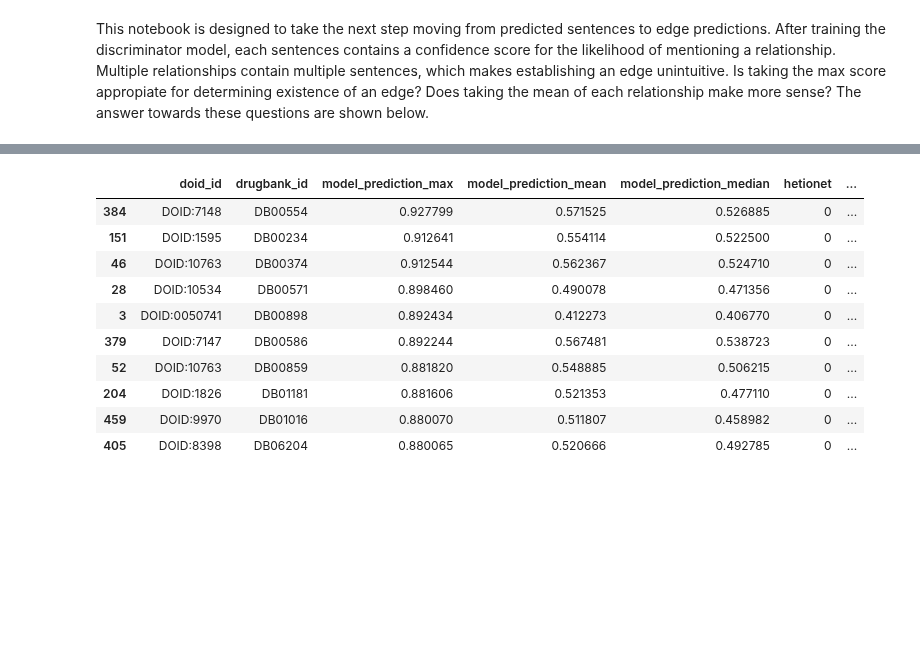
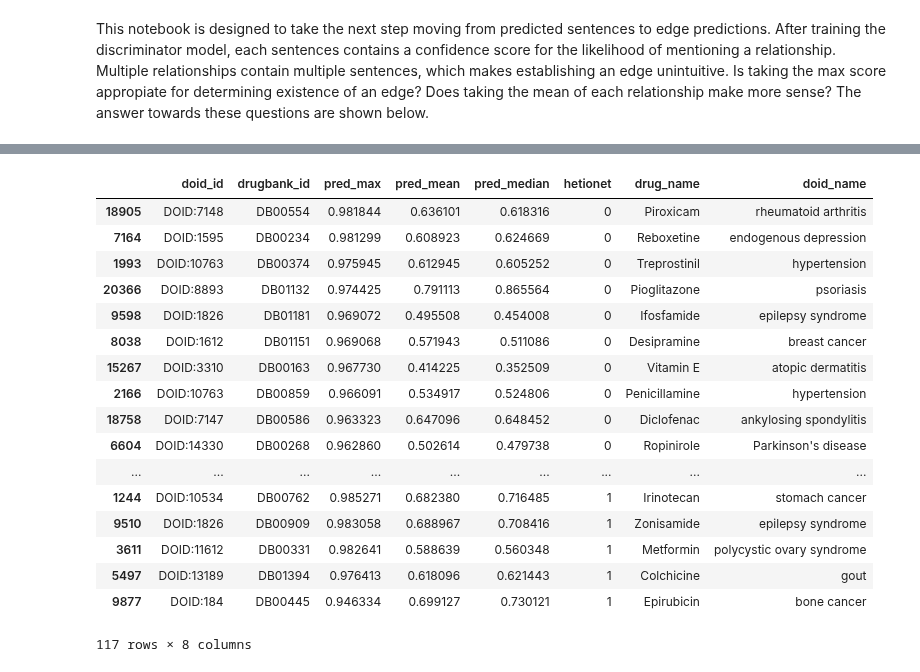
Before and after one commit to greenelab/snorkeling, a Jupyter notebook: compound_disease/compound_treats_disease/edge_prediction_experiment/edge_prediction_experiment.ipynb, the cells around one changed output, grey strips where cells are left out. Saved outputs shown, nothing was run; the diff lists cells and outputs as text; code cells hidden in the pictures; blank space fills up the shorter version.

```diff
--- a/compound_disease/compound_treats_disease/edge_prediction_experiment/edge_prediction_experiment.ipynb
+++ b/compound_disease/compound_treats_disease/edge_prediction_experiment/edge_prediction_experiment.ipynb
@@ -25,7 +26,7 @@ total_candidates_df.head(2)
 # %%
 sentence_prediction_df = (
     pd
-    .read_table("results/all_predicted_sentences.tsv")
+    .read_csv("results/all_predicted_ctd_sentences.tsv.xz", sep="\t")
     .sort_values("candidate_id")
 )
 sentence_prediction_df.head(2)
@@ -58,13 +61,13 @@ total_candidates_pred_df.head(2)
 # the max, median and mean of each group
 grouped_candidates_pred_df=(
     total_candidates_pred_df
-    .query("split==11")
     .groupby(["doid_id", "drugbank_id"], as_index=False)
     .agg({
-        "model_prediction": ['max', 'mean', 'median'],
+        "pred": ['max', 'mean', 'median'],
         'hetionet': 'max',
         "drug_name": 'first',
-        "doid_name": 'first'
+        "doid_name": 'first',
+        "split": 'first'
     })
 )
 grouped_candidates_pred_df.head(2)
@@ -76,8 +79,9 @@ grouped_candidates_pred_df.head(2)
 # %%
 grouped_candidates_pred_df.columns = [
     "_".join(col)
-    if col[1] != '' and col[0] not in ['hetionet', 'drug_name', 'doid_name'] else col[0]
+    if col[1] != '' and col[0] not in ['hetionet', 'drug_name', 'doid_name', 'split'] else col[0]
     for col in grouped_candidates_pred_df.columns.values
 ]
+
 grouped_candidates_pred_df.head(2)
 # %% [output]
@@ -86,0 +91,7 @@ grouped_candidates_pred_df.head(2)
+# %%
+grouped_candidates_pred_df = (
+    grouped_candidates_pred_df
+    .query("split==11")
+    .drop("split", axis=1)
+)
+grouped_candidates_pred_df.head(2)
@@ -301,19 +320,25 @@ Name: hetionet, dtype: int64
 # %%
 (
     grouped_candidates_pred_df
-    .query("model_prediction_max > @roc_optimal")
-    .sort_values(["hetionet", "model_prediction_max"], ascending=[True, False])
-    .head(10)
+    .query("pred_max > @roc_optimal")
+    .sort_values(["hetionet", "pred_max"], ascending=[True, False])
 )
 # %% [output]
-|  | doid_id | drugbank_id | model_prediction_max | model_prediction_mean | model_prediction_median | hetionet | ... |
-| 384 | DOID:7148 | DB00554 | 0.927799 | 0.571525 | 0.526885 | 0 | ... |
-| 151 | DOID:1595 | DB00234 | 0.912641 | 0.554114 | 0.522500 | 0 | ... |
-| 46 | DOID:10763 | DB00374 | 0.912544 | 0.562367 | 0.524710 | 0 | ... |
-| 28 | DOID:10534 | DB00571 | 0.898460 | 0.490078 | 0.471356 | 0 | ... |
-| 3 | DOID:0050741 | DB00898 | 0.892434 | 0.412273 | 0.406770 | 0 | ... |
-| 379 | DOID:7147 | DB00586 | 0.892244 | 0.567481 | 0.538723 | 0 | ... |
-| 52 | DOID:10763 | DB00859 | 0.881820 | 0.548885 | 0.506215 | 0 | ... |
-| 204 | DOID:1826 | DB01181 | 0.881606 | 0.521353 | 0.477110 | 0 | ... |
-| 459 | DOID:9970 | DB01016 | 0.880070 | 0.511807 | 0.458982 | 0 | ... |
-| 405 | DOID:8398 | DB06204 | 0.880065 | 0.520666 | 0.492785 | 0 | ... |
+|  | doid_id | drugbank_id | pred_max | pred_mean | pred_median | hetionet | drug_name | doid_name |
+| 18905 | DOID:7148 | DB00554 | 0.981844 | 0.636101 | 0.618316 | 0 | Piroxicam | rheumatoid arthritis |
+| 7164 | DOID:1595 | DB00234 | 0.981299 | 0.608923 | 0.624669 | 0 | Reboxetine | endogenous depression |
+| 1993 | DOID:10763 | DB00374 | 0.975945 | 0.612945 | 0.605252 | 0 | Treprostinil | hypertension |
+| 20366 | DOID:8893 | DB01132 | 0.974425 | 0.791113 | 0.865564 | 0 | Pioglitazone | psoriasis |
+| 9598 | DOID:1826 | DB01181 | 0.969072 | 0.495508 | 0.454008 | 0 | Ifosfamide | epilepsy syndrome |
+| 8038 | DOID:1612 | DB01151 | 0.969068 | 0.571943 | 0.511086 | 0 | Desipramine | breast cancer |
+| 15267 | DOID:3310 | DB00163 | 0.967730 | 0.414225 | 0.352509 | 0 | Vitamin E | atopic dermatitis |
+| 2166 | DOID:10763 | DB00859 | 0.966091 | 0.534917 | 0.524806 | 0 | Penicillamine | hypertension |
+| 18758 | DOID:7147 | DB00586 | 0.963323 | 0.647096 | 0.648452 | 0 | Diclofenac | ankylosing spondylitis |
+| 6604 | DOID:14330 | DB00268 | 0.962860 | 0.502614 | 0.479738 | 0 | Ropinirole | Parkinson's disease |
+| ... | ... | ... | ... | ... | ... | ... | ... | ... |
+| 1244 | DOID:10534 | DB00762 | 0.985271 | 0.682380 | 0.716485 | 1 | Irinotecan | stomach cancer |
+| 9510 | DOID:1826 | DB00909 | 0.983058 | 0.688967 | 0.708416 | 1 | Zonisamide | epilepsy syndrome |
+| 3611 | DOID:11612 | DB00331 | 0.982641 | 0.588639 | 0.560348 | 1 | Metformin | polycystic ovary syndrome |
+| 5497 | DOID:13189 | DB01394 | 0.976413 | 0.618096 | 0.621443 | 1 | Colchicine | gout |
+| 9877 | DOID:184 | DB00445 | 0.946334 | 0.699127 | 0.730121 | 1 | Epirubicin | bone cancer |
+117 rows × 8 columns
```
Also changed, not shown: parts of 24 cells of this notebook, 7 other files.
